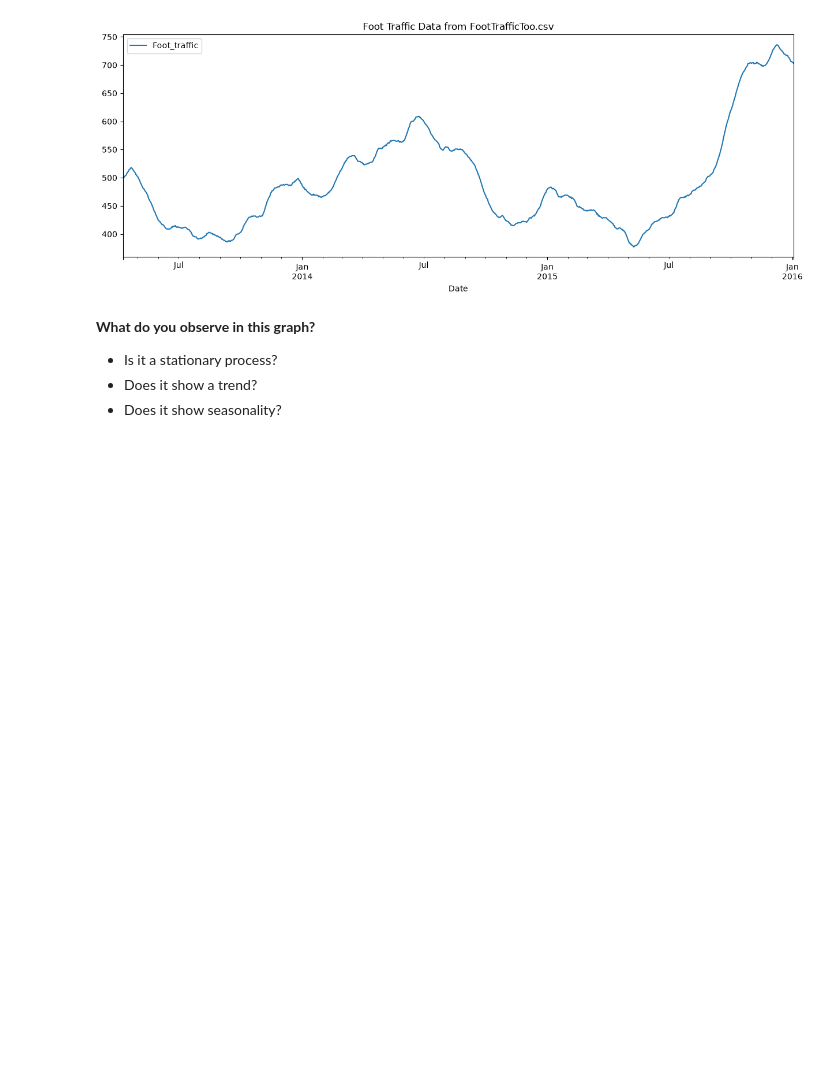
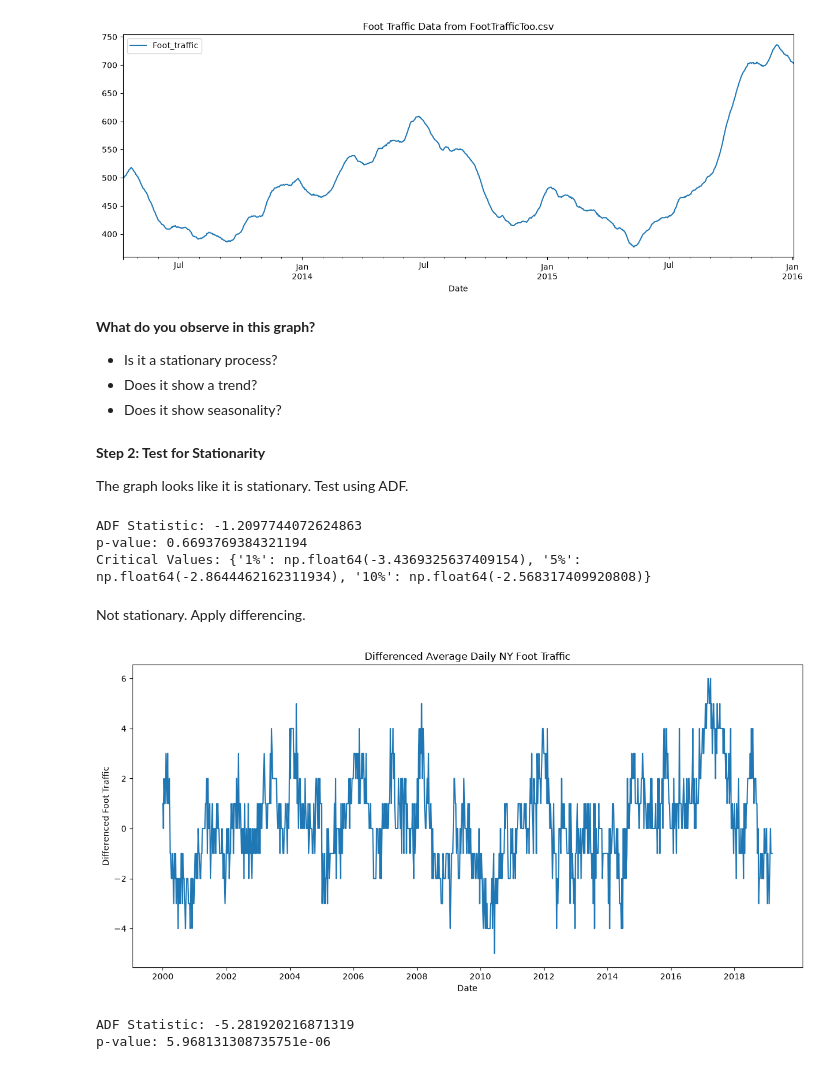
Before and after one commit to michaelhudson2205/INFO3022_Practicals, a Jupyter notebook: P4_1_Autoregressive.ipynb, the cells around one changed output. Cells and saved outputs as stored; diff of their text form; code cells hidden in the pictures; blank space fills up the shorter version.

```diff
--- a/P4_1_Autoregressive.ipynb
+++ b/P4_1_Autoregressive.ipynb
@@ -405,3 +406,46 @@ plt.show()
 - Is it a stationary process?
 - Does it show a trend?
 - Does it show seasonality?
+# %% [markdown]
+**Step 2: Test for Stationarity**
+
+The graph looks like it is stationary. Test using ADF.
+# %%
+# Check ADF
+ADF_result = adfuller(df2['Foot_traffic'])
+print('ADF Statistic:', ADF_result[0])
+print('p-value:', ADF_result[1])
+print('Critical Values:', ADF_result[4])
+# %% [output]
+ADF Statistic: -1.2097744072624863
+p-value: 0.6693769384321194
+Critical Values: {'1%': np.float64(-3.4369325637409154), '5%': np.float64(-2.8644462162311934), '10%': np.float64(-2.568317409920808)}
+# %% [markdown]
+Not stationary. Apply differencing.
+# %%
+# Transform the data to achieve stationarity by differencing
+fdiff = np.diff(df2['Foot_traffic'], n=1)
+# %%
+# Plot the differenced data to visualize stationarity
+from matplotlib.pyplot import plot
+
+
+plt.figure(figsize=(12, 6))
+plt.plot(fdiff)
+plt.xlabel('Date')
+plt.ylabel('Differenced Foot Traffic')
+plt.title('Differenced Average Daily NY Foot Traffic')
+plt.xticks(np.arange(0, 1000, 104), np.arange(2000, 2020, 2))
+plt.tight_layout()
+plt.show()
+# %% [output]
+[figure, added]
+# %%
+# Check for stationarity using the Augmented Dickey-Fuller test
+ADF_result_df2 = adfuller(fdiff)
+
+print('ADF Statistic:', ADF_result_df2[0])
+print('p-value:', ADF_result_df2[1])
+# %% [output]
+ADF Statistic: -5.281920216871319
+p-value: 5.968131308735751e-06
```
Also changed, not shown: parts of 16 cells of this notebook.
